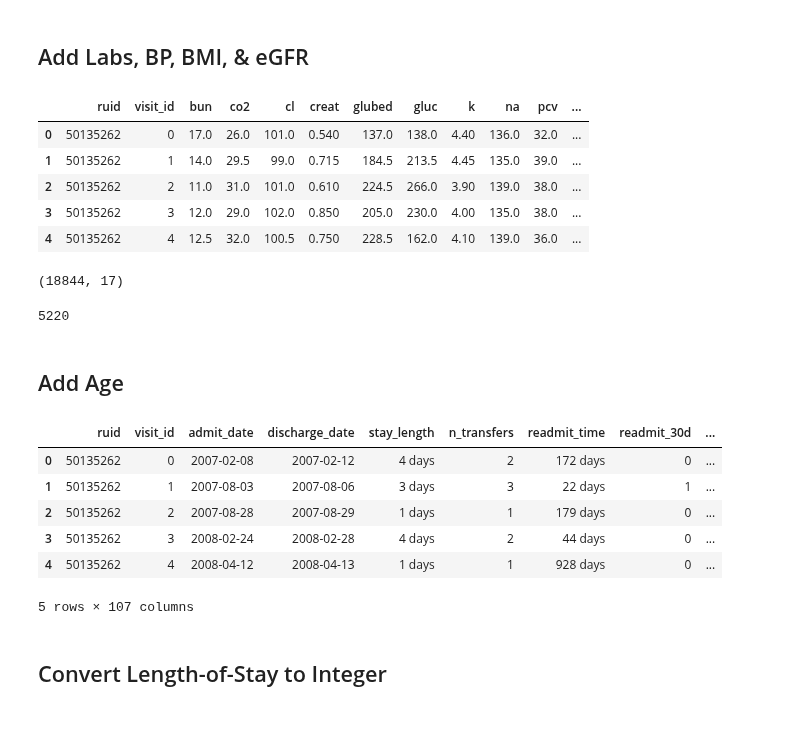
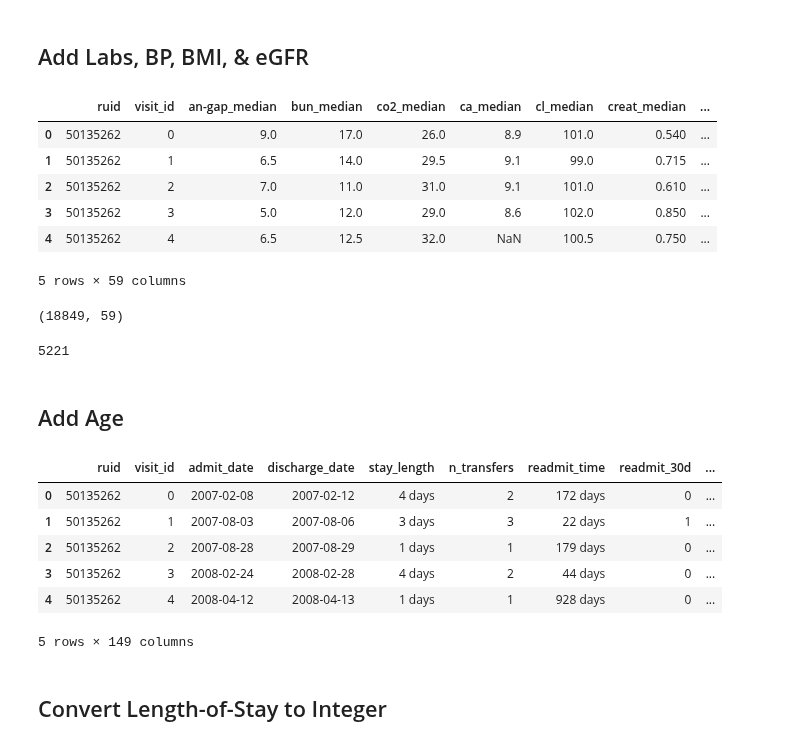
Before and after one commit to alvinjeffery/Bios8366_project, a Jupyter notebook: code/merging.ipynb, the cells around one changed output. Drawn from its saved outputs; the diff is of its cells as text; code cells hidden in the pictures.

```diff
--- a/code/merging.ipynb
+++ b/code/merging.ipynb
@@ -207,25 +207,24 @@ merged2.tail()
 # %% [markdown]
 ## Add Labs, BP, BMI, & eGFR
 # %%
-labs_bp_bmi_egfr = (pd.read_csv(dir + './labs_bp_bmi_egfr_table_112418.csv')
-                      .drop(columns='Unnamed: 0'))
-
+labs_bp_bmi_egfr = pd.read_csv(dir + './labs.csv')
 labs_bp_bmi_egfr.head()
 # %% [output]
-|  | ruid | visit_id | bun | co2 | cl | creat | glubed | gluc | k | na | pcv | ... |
-| 0 | 50135262 | 0 | 17.0 | 26.0 | 101.0 | 0.540 | 137.0 | 138.0 | 4.40 | 136.0 | 32.0 | ... |
-| 1 | 50135262 | 1 | 14.0 | 29.5 | 99.0 | 0.715 | 184.5 | 213.5 | 4.45 | 135.0 | 39.0 | ... |
-| 2 | 50135262 | 2 | 11.0 | 31.0 | 101.0 | 0.610 | 224.5 | 266.0 | 3.90 | 139.0 | 38.0 | ... |
-| 3 | 50135262 | 3 | 12.0 | 29.0 | 102.0 | 0.850 | 205.0 | 230.0 | 4.00 | 135.0 | 38.0 | ... |
-| 4 | 50135262 | 4 | 12.5 | 32.0 | 100.5 | 0.750 | 228.5 | 162.0 | 4.10 | 139.0 | 36.0 | ... |
+|  | ruid | visit_id | an-gap_median | bun_median | co2_median | ca_median | cl_median | creat_median | ... |
+| 0 | 50135262 | 0 | 9.0 | 17.0 | 26.0 | 8.9 | 101.0 | 0.540 | ... |
+| 1 | 50135262 | 1 | 6.5 | 14.0 | 29.5 | 9.1 | 99.0 | 0.715 | ... |
+| 2 | 50135262 | 2 | 7.0 | 11.0 | 31.0 | 9.1 | 101.0 | 0.610 | ... |
+| 3 | 50135262 | 3 | 5.0 | 12.0 | 29.0 | 8.6 | 102.0 | 0.850 | ... |
+| 4 | 50135262 | 4 | 6.5 | 12.5 | 32.0 | NaN | 100.5 | 0.750 | ... |
+5 rows × 59 columns
 # %%
 labs_bp_bmi_egfr.shape
 # %% [output]
-(18844, 17)
+(18849, 59)
 # %%
 len(np.unique(labs_bp_bmi_egfr.ruid))
 # %% [output]
-5220
+5221
 # %%
 merged_all = merged2.merge(labs_bp_bmi_egfr,
                            how='left', on=['ruid', 'visit_id'])
@@ -243,7 +242,7 @@ merged_all.head()
 | 2 | 50135262 | 2 | 2007-08-28 | 2007-08-29 | 1 days | 1 | 179 days | 0 | ... |
 | 3 | 50135262 | 3 | 2008-02-24 | 2008-02-28 | 4 days | 2 | 44 days | 0 | ... |
 | 4 | 50135262 | 4 | 2008-04-12 | 2008-04-13 | 1 days | 1 | 928 days | 0 | ... |
-5 rows × 107 columns
+5 rows × 149 columns
 # %% [markdown]
 ## Convert Length-of-Stay to Integer
 # %%
```
Also changed, not shown: parts of 3 cells of this notebook, 3 other files.
